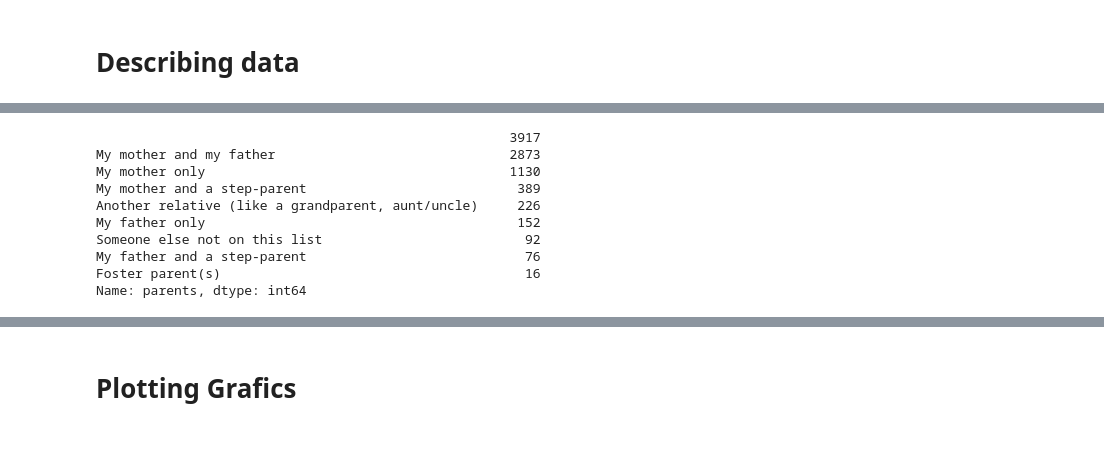
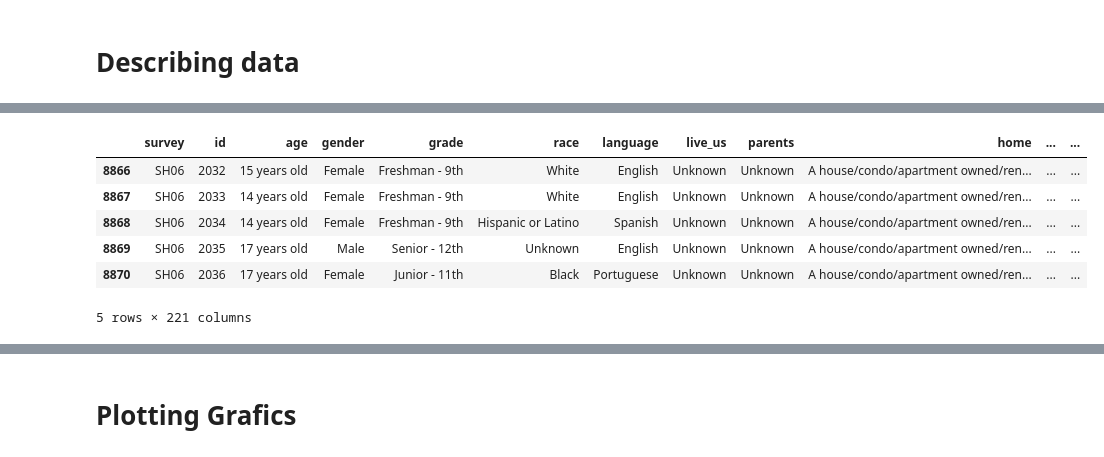
Before and after one commit to MozillaDataScience/outreachy-datascience-2018, a Jupyter notebook: proposals/12_brunapinos.ipynb, the cells around one changed output, grey strips where cells are left out. Drawn from its saved outputs; the diff is of its cells as text; code cells hidden in the pictures.

```diff
--- a/proposals/12_brunapinos.ipynb
+++ b/proposals/12_brunapinos.ipynb
@@ -43,14 +40,0 @@ csv.describe()
-# %%
-# To know how many unique values are in parents column
-csv['parents'].value_counts()
-# %% [output]
-                                                     3917
-My mother and my father                              2873
-My mother only                                       1130
-My mother and a step-parent                           389
-Another relative (like a grandparent, aunt/uncle)     226
-My father only                                        152
-Someone else not on this list                          92
-My father and a step-parent                            76
-Foster parent(s)                                       16
-Name: parents, dtype: int64
@@ -56,0 +43,10 @@ Name: parents, dtype: int64
+# %%
+csv.tail()
+# %% [output]
+|  | survey | id | age | gender | grade | race | language | live_us | parents | home | ... | ... |
+| 8866 | SH06 | 2032 | 15 years old | Female | Freshman - 9th | White | English | Unknown | Unknown | A house/condo/apartment owned/ren... | ... | ... |
+| 8867 | SH06 | 2033 | 14 years old | Female | Freshman - 9th | White | English | Unknown | Unknown | A house/condo/apartment owned/ren... | ... | ... |
+| 8868 | SH06 | 2034 | 14 years old | Female | Freshman - 9th | Hispanic or Latino | Spanish | Unknown | Unknown | A house/condo/apartment owned/ren... | ... | ... |
+| 8869 | SH06 | 2035 | 17 years old | Male | Senior - 12th | Unknown | English | Unknown | Unknown | A house/condo/apartment owned/ren... | ... | ... |
+| 8870 | SH06 | 2036 | 17 years old | Female | Junior - 11th | Black | Portuguese | Unknown | Unknown | A house/condo/apartment owned/ren... | ... | ... |
+5 rows × 221 columns
```
Also changed, not shown: parts of 6 cells of this notebook.
